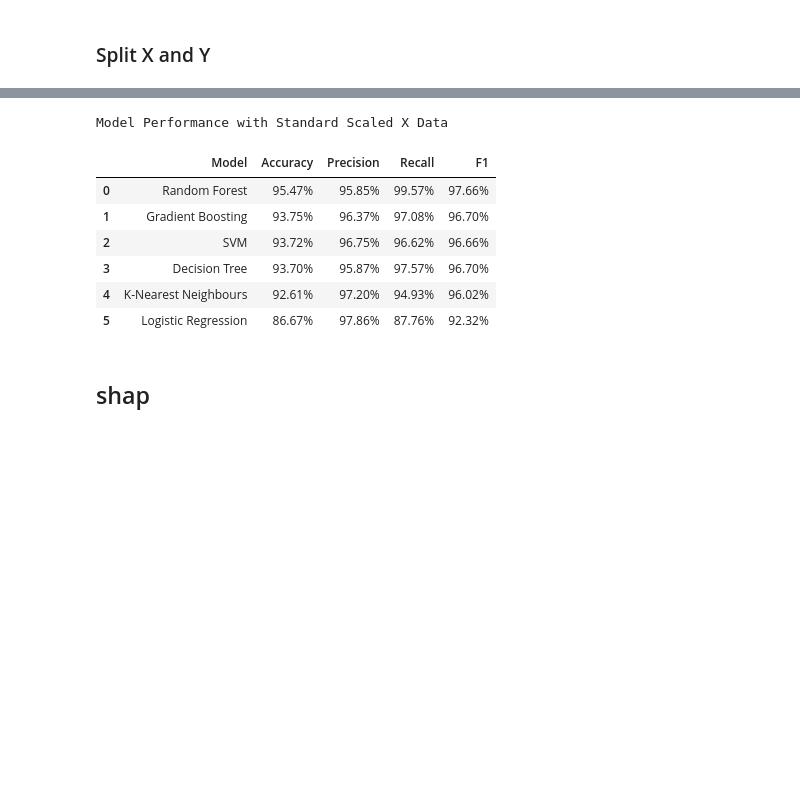
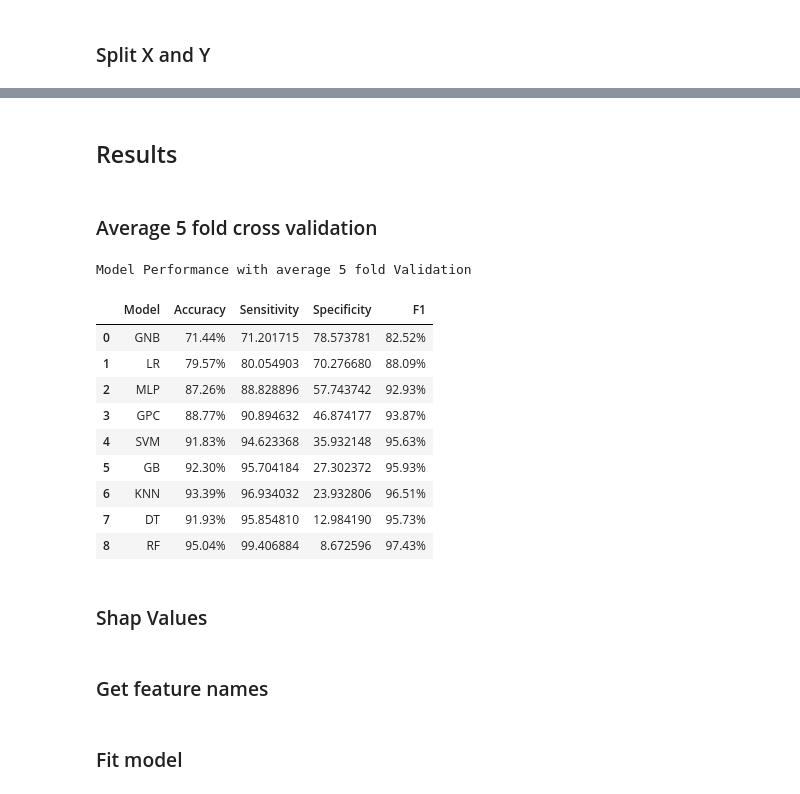
Before and after one commit to IgnacioFabietti/-remote-healthcare-monitoring, a Jupyter notebook: ML model.ipynb, the cells around one changed output, grey strips where cells are left out. Drawn from its saved outputs; the diff is of its cells as text; code cells hidden in the pictures; blank space fills up the shorter version.

```diff
--- a/ML model.ipynb
+++ b/ML model.ipynb
@@ -194,13 +205,11 @@ window = pd.Timedelta('7D')
 kfold = 5
 rseed=42
 end_date = X.date.tail(1).values[0]
-label_scores = {}
-shap_values, tX = {}, []
 keys=['date','patient_id']
 model_df = []
 accuracy = []
-precision = []
-recall = []
+sensitivity = []
+specificity  = []
 f1 = []
 # %%
 for k in range(kfold):
@@ -257,24 +264,34 @@ for k in range(kfold):
                                   'F1':f1}).sort_values(by='Accuracy', ascending=False)
+# %% [markdown]
+## Results
+# %% [markdown]
+### Average 5 fold cross validation
 # %%
-scores_df_stand_g=scores_df_stand.groupby(by='Model').mean().sort_values(by='Accuracy', ascending=False).reset_index(drop=False)
+scores_df_stand_g=scores_df_stand.groupby(by='Model').mean().sort_values(by='Specificity', ascending=False).reset_index(drop=False)
+
 scores_df_stand_g
 (scores_df_stand_g.style
-  .background_gradient(subset=['Accuracy','Precision','Recall','F1'])
-  .highlight_max(subset=['Accuracy','Precision','Recall','F1'], color='gold')
-  .set_caption('Model Performance with Standard Scaled X Data')
+  .background_gradient(subset=['Accuracy','Sensitivity','Specificity','F1'])
+  .highlight_max(subset=['Accuracy','Sensitivity','Specificity','F1'], color='gold')
+  .set_caption('Model Performance with average 5 fold Validation')
   .format({'Accuracy': "{:.2%}",
            'Precision': "{:.2%}",
            'Recall': "{:.2%}",
            'F1': "{:.2%}"
           }))
 # %% [output]
-Model Performance with Standard Scaled X Data
+Model Performance with average 5 fold Validation
-|  | Model | Accuracy | Precision | Recall | F1 |
-| 0 | Random Forest | 95.47% | 95.85% | 99.57% | 97.66% |
-| 1 | Gradient Boosting | 93.75% | 96.37% | 97.08% | 96.70% |
-| 2 | SVM | 93.72% | 96.75% | 96.62% | 96.66% |
-| 3 | Decision Tree | 93.70% | 95.87% | 97.57% | 96.70% |
-| 4 | K-Nearest Neighbours | 92.61% | 97.20% | 94.93% | 96.02% |
-| 5 | Logistic Regression | 86.67% | 97.86% | 87.76% | 92.32% |
+|  | Model | Accuracy | Sensitivity | Specificity | F1 |
+| 0 | GNB | 71.44% | 71.201715 | 78.573781 | 82.52% |
+| 1 | LR | 79.57% | 80.054903 | 70.276680 | 88.09% |
+| 2 | MLP | 87.26% | 88.828896 | 57.743742 | 92.93% |
+| 3 | GPC | 88.77% | 90.894632 | 46.874177 | 93.87% |
+| 4 | SVM | 91.83% | 94.623368 | 35.932148 | 95.63% |
+| 5 | GB | 92.30% | 95.704184 | 27.302372 | 95.93% |
+| 6 | KNN | 93.39% | 96.934032 | 23.932806 | 96.51% |
+| 7 | DT | 91.93% | 95.854810 | 12.984190 | 95.73% |
+| 8 | RF | 95.04% | 99.406884 | 8.672596 | 97.43% |
 # %% [markdown]
-## shap
+### Shap Values
+# %% [markdown]
+### Get feature names
@@ -280,0 +303,2 @@ Model Performance with Standard Scaled X Data
+# %% [markdown]
+### Fit model
```
Also changed, not shown: parts of 15 cells of this notebook.
